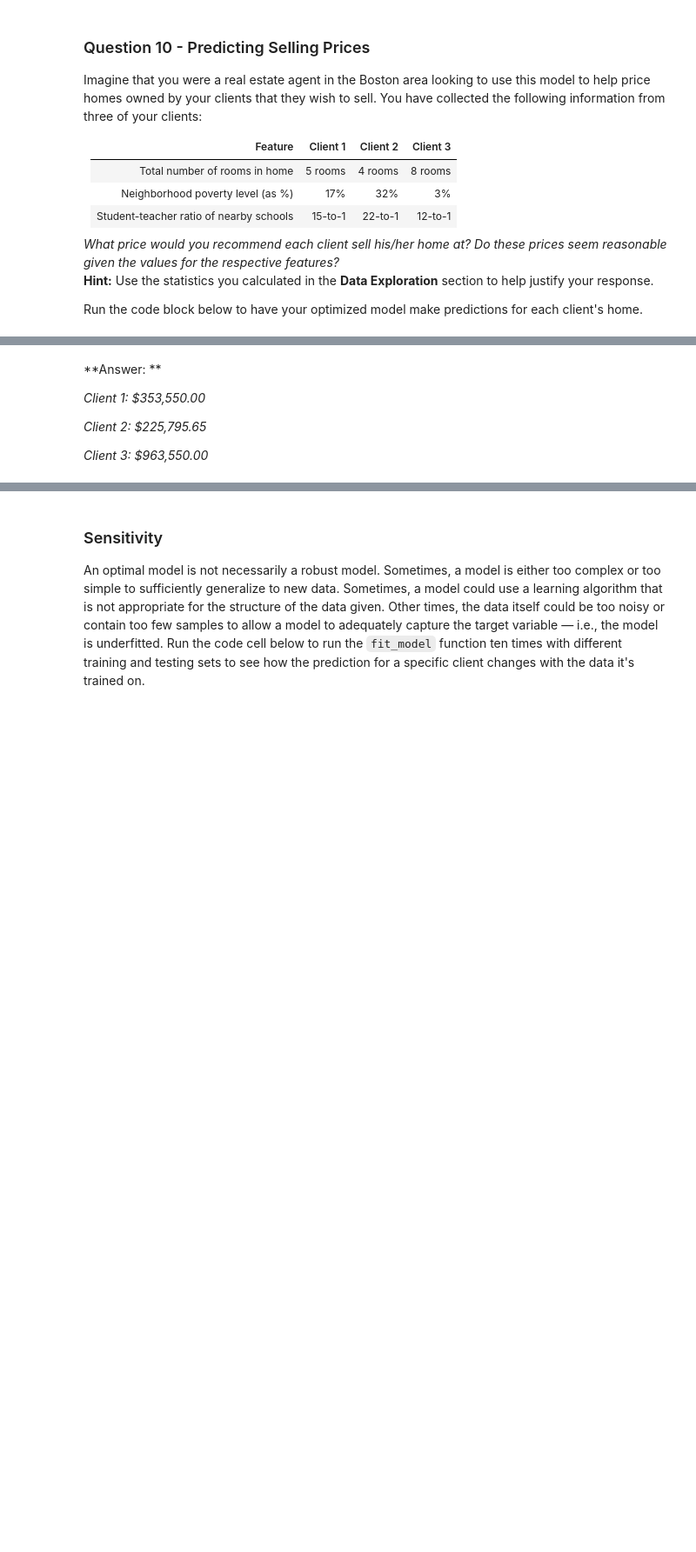
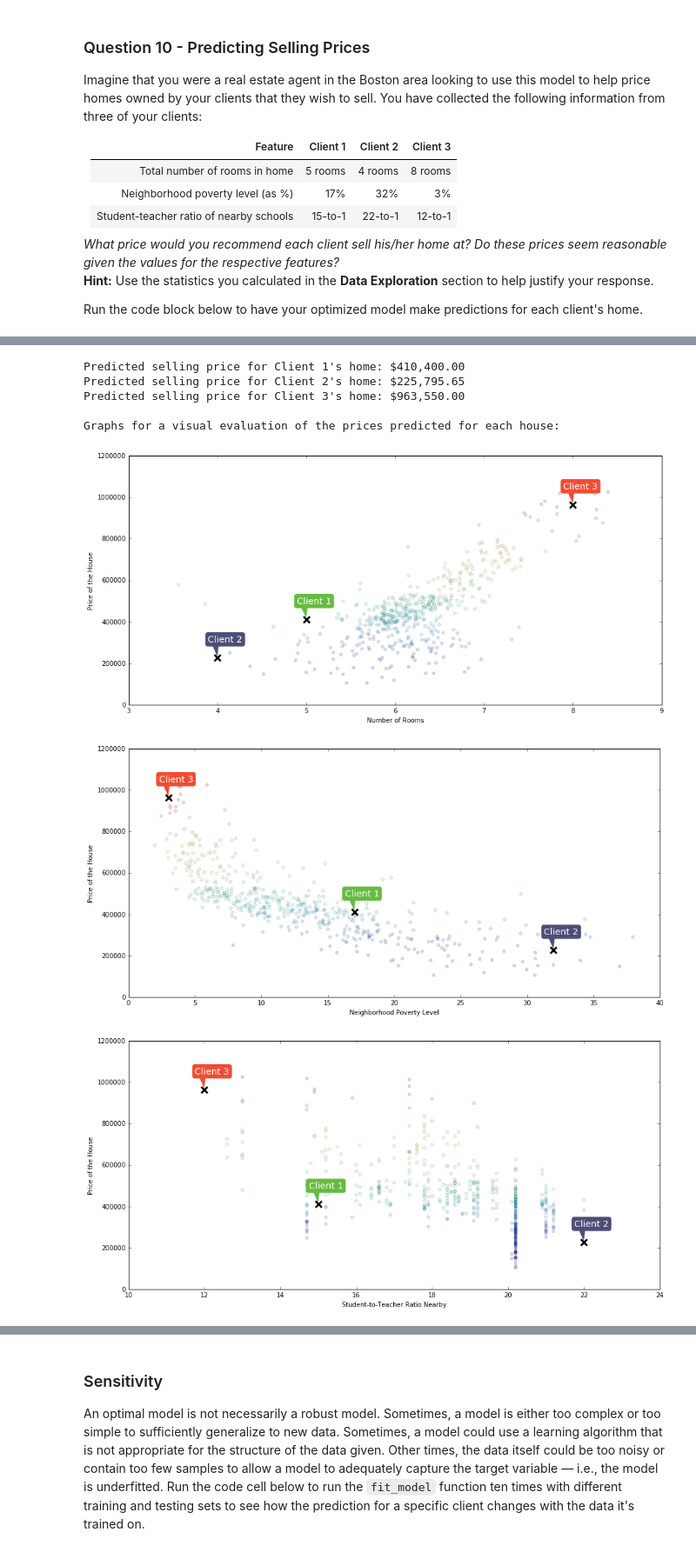
Before and after one commit to texpine/machine-learning, a Jupyter notebook: projects/boston_housing/boston_housing.ipynb, the cells around one changed output, grey strips where cells are left out. Shown: that part at 87% size. Cells and saved outputs as stored; diff of their text form; code cells hidden in the pictures; blank space fills up the shorter version.

```diff
--- a/projects/boston_housing/boston_housing.ipynb
+++ b/projects/boston_housing/boston_housing.ipynb
@@ -256,8 +266,6 @@ For the `fit_model` function in the code cell below, you will need to implement
   - Pass the variables `'regressor'`, `'params'`, `'scoring_fnc'`, and `'cv_sets'` as parameters to the object.
   - Assign the `GridSearchCV` object to the `'grid'` variable.
 # %%
-# TODO: Import 'make_scorer', 'DecisionTreeRegressor', and 'GridSearchCV'
-
 from sklearn.cross_validation import ShuffleSplit
 from sklearn.tree import DecisionTreeRegressor
 from sklearn.metrics import make_scorer
@@ -271,9 +279,9 @@ def fit_model(X, y):
     cv_sets = ShuffleSplit(X.shape[0], n_iter = 10, test_size = 0.20, random_state = 0)
 
     regressor = DecisionTreeRegressor(random_state=0)
-    params = {'max_depth':(1,2,3,4,5,6,7,8,9,10)}
+    params = {'max_depth': range(1,11)}
     scoring_fnc = make_scorer(performance_metric)
-    grid = GridSearchCV(regressor, params)
+    grid = GridSearchCV(regressor, params, scoring=scoring_fnc, cv=cv_sets)
 
     # Fit the grid search object to the data to compute the optimal model
     grid = grid.fit(X, y)
@@ -313,12 +323,3 @@ Imagine that you were a real estate agent in the Boston area looking to use this
 **Hint:** Use the statistics you calculated in the **Data Exploration** section to help justify your response.
 
 Run the code block below to have your optimized model make predictions for each client's home.
-# %%
-# Produce a matrix for client data
-client_data = [[5, 17, 15], # Client 1
-               [4, 32, 22], # Client 2
-               [8, 3, 12]]  # Client 3
-
-# Show predictions
-for i, price in enumerate(reg.predict(client_data)):
-    print "Predicted selling price for Client {}'s home: ${:,.2f}".format(i+1, price)
@@ -329,8 +326,57 @@ Predicted selling price for Client 3's home: $963,550.00
-# %% [markdown]
-**Answer: **
-
-*Client 1: $353,550.00*
-
-*Client 2: $225,795.65*
-
-*Client 3: $963,550.00*
+# %%
+# Produce a matrix for client data
+client_data = [[5, 17, 15], # Client 1
+               [4, 32, 22], # Client 2
+               [8, 3, 12]]  # Client 3
+
+# Show predictions
+pred = reg.predict(client_data)
+for i, price in enumerate(pred):
+    print "Predicted selling price for Client {}'s home: ${:,.2f}".format(i+1, price)
+
+
+# Showing graphics to assess the reasons behind each price calculation
+from matplotlib.patches import Ellipse
+el = Ellipse((2, -1), 0.5, 0.5)
+
+print("")
+print("Graphs for a visual evaluation of the prices predicted for each house: ")
+client_data_transposed = np.transpose(client_data)
+
+for i, feat in enumerate([['RM', 'Number of Rooms'], ['LSTAT', 'Neighborhood Poverty Level'], ['PTRATIO', 'Student-to-Teacher Ratio Nearby']]):
+    plt.figure(figsize=(15,7))
+    plt.scatter(features[feat[0]], prices, alpha=0.15, c=prices)
+    plt.scatter(client_data_transposed[i], pred, color='black', marker='x', s=100, linewidths=3)
+    plt.xlabel(feat[1])
+    plt.ylabel('Price of the House')
+    #adding labels to identify the Clients in the graph
+    for j, p in enumerate(client_data):
+        label_color = (max(0.3,pred[j]/np.max(prices)), max(0.3,1-(abs(pred[j]-np.mean(prices))/np.std(prices))), max(0.2,np.min(prices)/pred[j]))
+        plt.annotate('Client ' + str(j+1),
+                     xy=(p[i], pred[j]),
+                     xycoords='data',
+                     xytext=(-15, 25),
+                     textcoords='offset points',
+                     size=14,
+                     color='white',
+                     bbox=dict(boxstyle="round", fc=label_color, ec="none"),
+                     arrowprops=dict(arrowstyle="wedge,tail_width=1.",
+                                      fc=label_color,
+                                      ec="none",
+                                      patchA=None,
+                                      patchB=el,
+                                      relpos=(0.2, 0.5),
+                                      )
+                    )
+    plt.draw()
+
+plt.show()
+# %% [output]
+Predicted selling price for Client 1's home: $410,400.00
+Predicted selling price for Client 2's home: $225,795.65
+Predicted selling price for Client 3's home: $963,550.00
+
+Graphs for a visual evaluation of the prices predicted for each house:
+[figure, added]
+[figure, added]
+[figure, added]
```
Also changed, not shown: parts of 12 cells of this notebook, 1 other file.
